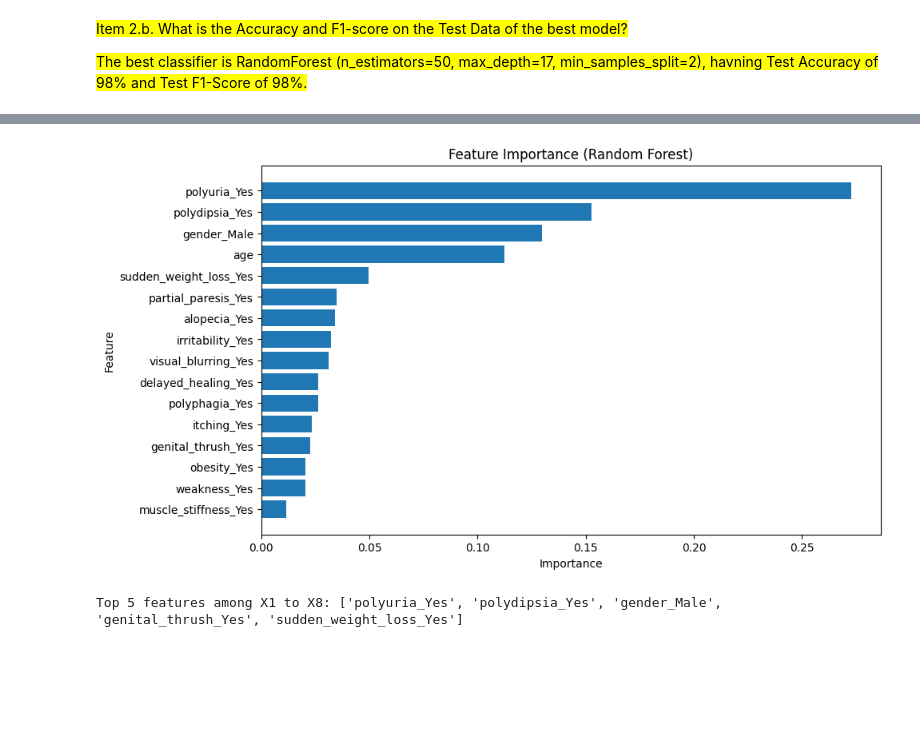
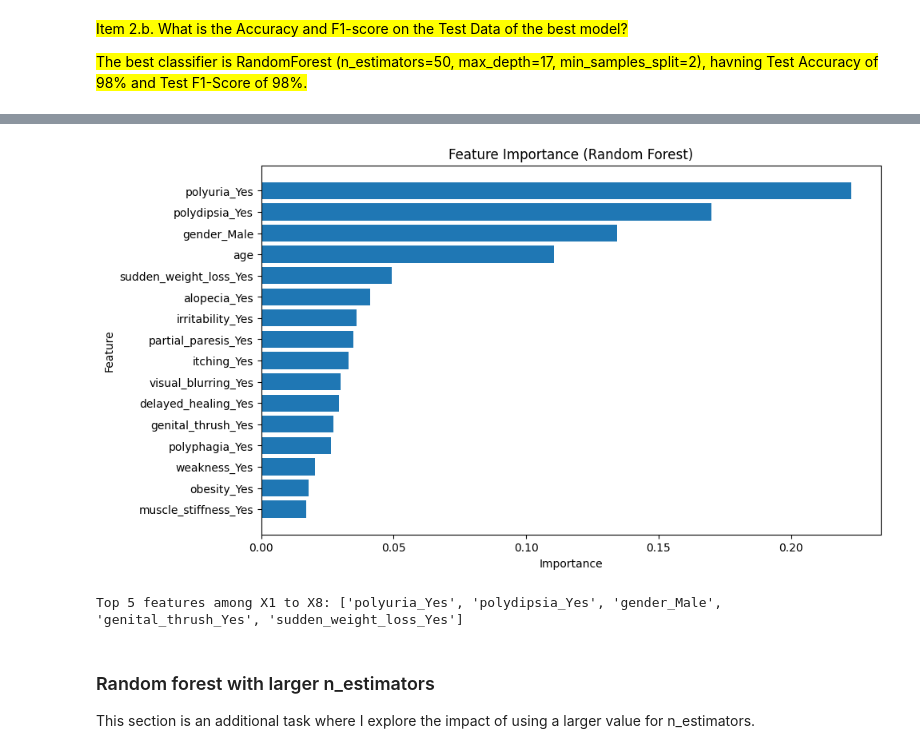
Before and after one commit to jonmaaku/AI221-machine-problems, a Jupyter notebook: mp5/Machine Exercise 5.ipynb, the cells around one changed output, grey strips where cells are left out. Saved outputs shown, nothing was run; the diff lists cells and outputs as text; code cells hidden in the pictures; blank space fills up the shorter version.

```diff
--- a/mp5/MP5.ipynb
+++ b/mp5/Machine Exercise 5.ipynb
@@ -610,13 +618,13 @@ print(early_stage_diabetes_risk_prediction.variables)
 # Encode categorical variables
 from sklearn.calibration import LabelEncoder
 
-
-X = pd.get_dummies(X, drop_first=True)
+X = pd.get_dummies(X, drop_first=True, dtype=int)
 # Encode y
 
 le = LabelEncoder()
 y = le.fit_transform(y)
 
+
 # Split the dataset into training and testing sets (stratify = y)
 from sklearn.model_selection import train_test_split
 X_train, X_test, y_train, y_test = train_test_split(X, y, test_size=0.2, random_state=42, stratify=y)
@@ -635,6 +643,9 @@ from sklearn.svm import SVC
 from sklearn.neighbors import KNeighborsClassifier
 from xgboost import XGBClassifier
 from sklearn.metrics import accuracy_score, f1_score
+
+# Set the logging level to WARNING to suppress info logs
+optuna.logging.set_verbosity(optuna.logging.WARNING)
 
 def objective(trial):
     classifier_name = trial.suggest_categorical("classifier",
@@ -836,29 +817,0 @@ numerical_columns
-# %%
-
-from sklearn.compose import ColumnTransformer
-from sklearn.impute import SimpleImputer
-from sklearn.pipeline import Pipeline
-from sklearn.preprocessing import OrdinalEncoder
-
-categorical_columns = X.select_dtypes(include=['object', 'category']).columns.tolist()
-numerical_columns = X.select_dtypes(include=['int64', 'float64']).columns.tolist()
-categorical_encoder = OrdinalEncoder(
-    handle_unknown="use_encoded_value", unknown_value=-1, encoded_missing_value=-1
-)
-numerical_pipe = SimpleImputer(strategy="mean")
-
-preprocessing = ColumnTransformer(
-    [
-
-        ("num", numerical_pipe, numerical_columns),
-    ],
-    verbose_feature_names_out=False,
-)
-
-rf = Pipeline(
-    [
-        ("preprocess", preprocessing),
-        ("classifier", RandomForestClassifier(**best_params_rf, random_state=42)),
-    ]
-)
-rf.fit(X_train, y_train)
@@ -923,24 +840,24 @@ RandomForestClassifier(max_depth=17, n_estimators=20, random_state=42)
 # %%
 import matplotlib.pyplot as plt
 import pandas as pd
 
 # Get feature importance from the trained Random Forest model
-importances = best_model.feature_importances_
+importances = best_model_rf.feature_importances_
 
 # Create a DataFrame for better visualization
 feature_importance_df = pd.DataFrame({
     "Feature": X_train.columns,
     "Importance": importances
 }).sort_values(by="Importance", ascending=False)
 
 # Plot the feature importance
 plt.figure(figsize=(10, 6))
 plt.barh(feature_importance_df["Feature"], feature_importance_df["Importance"])
 plt.xlabel("Importance")
 plt.ylabel("Feature")
 plt.title("Feature Importance (Random Forest)")
 plt.gca().invert_yaxis()
 plt.show()
 # %% [output]
-[figure, old version]
+[figure, new version]
 # %%
@@ -987,3 +905,7 @@ top5_features = feature_names[top5_idx]
 print("Top 5 features among X1 to X8:", list(top5_features))
 # %% [output]
 Top 5 features among X1 to X8: ['polyuria_Yes', 'polydipsia_Yes', 'gender_Male', 'genital_thrush_Yes', 'sudden_weight_loss_Yes']
+# %% [markdown]
+### Random forest with larger n_estimators
+
+This section is an additional task where I explore the impact of using a larger value for n_estimators.
```
Also changed, not shown: parts of 28 cells of this notebook, 2 other files.
